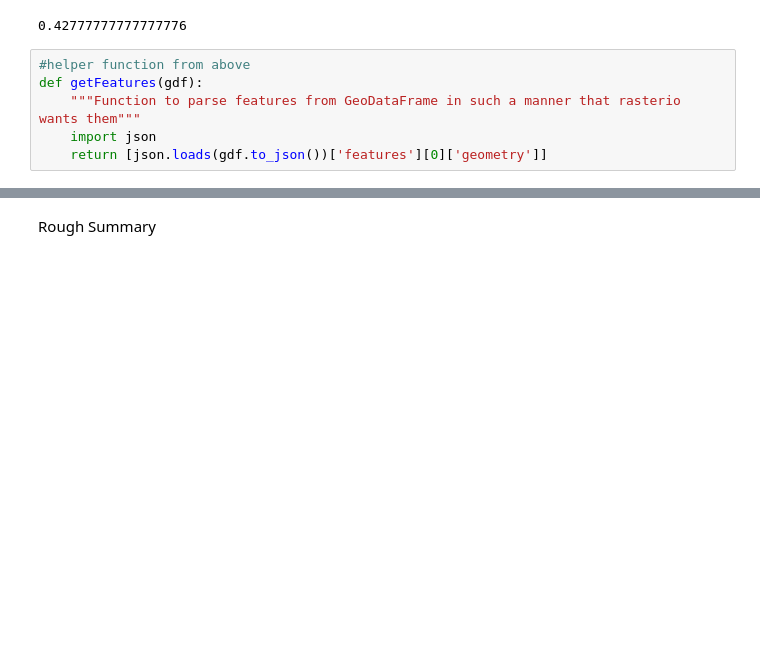
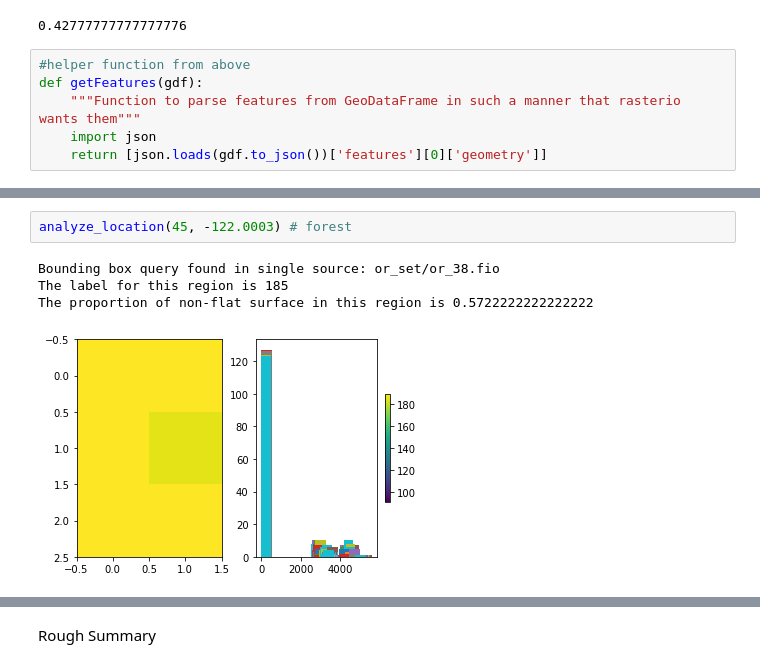
Before and after one commit to Travis-Tran/DSC180_Project, a Jupyter notebook: notebooks/Wilson_Eric_fastfuels_week5.ipynb, the cells around one changed output, grey strips where cells are left out. Cells and saved outputs as stored; diff of their text form; blank space fills up the shorter version.

```diff
--- a/notebooks/Wilson_Eric_fastfuels_week5.ipynb
+++ b/notebooks/Wilson_Eric_fastfuels_week5.ipynb
@@ -252,0 +246,7 @@ The sum of non-flat surface in this region is [5833.78466796875]
+# %%
+analyze_location(45, -122.0003) # forest
+# %% [output]
+Bounding box query found in single source: or_set/or_38.fio
+The label for this region is 185
+The proportion of non-flat surface in this region is 0.5722222222222222
+[figure, added]
```
Also changed, not shown: parts of 30 cells of this notebook.
